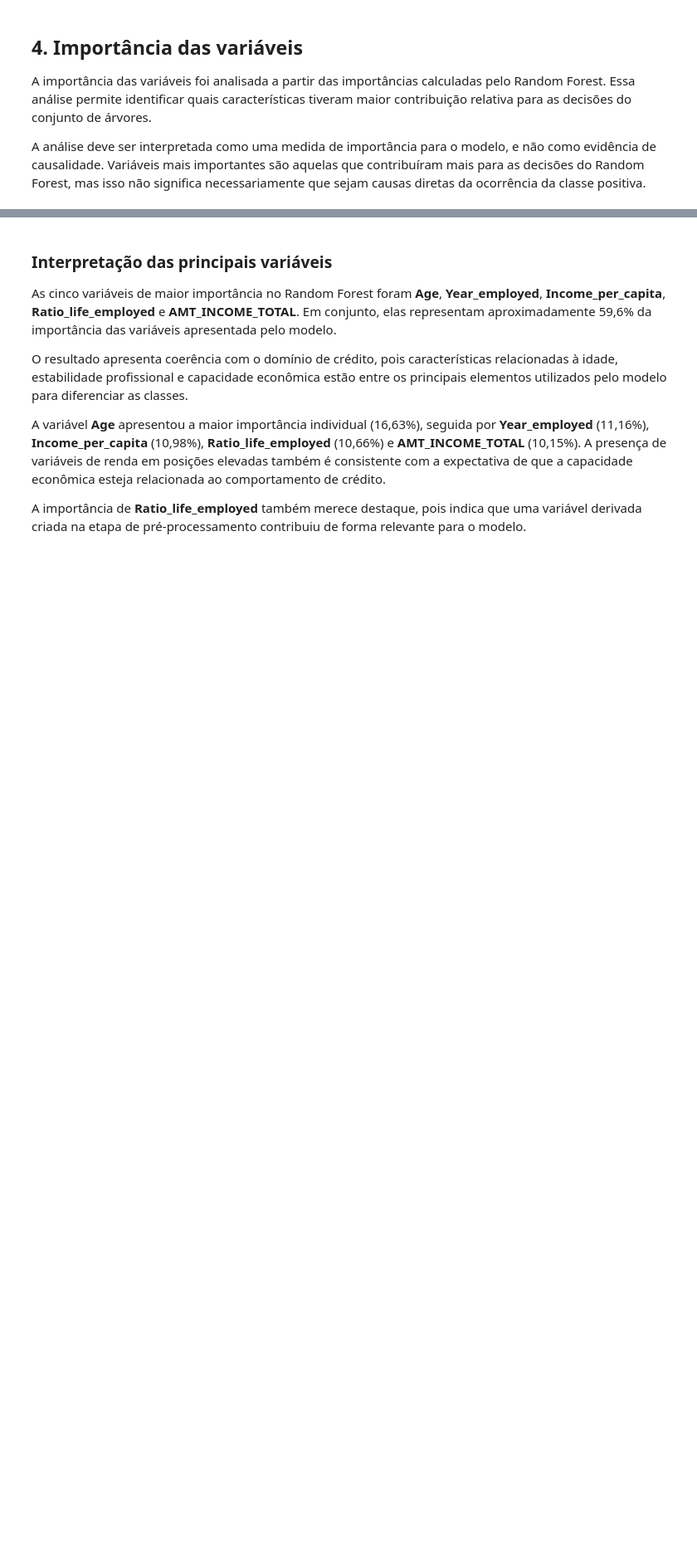
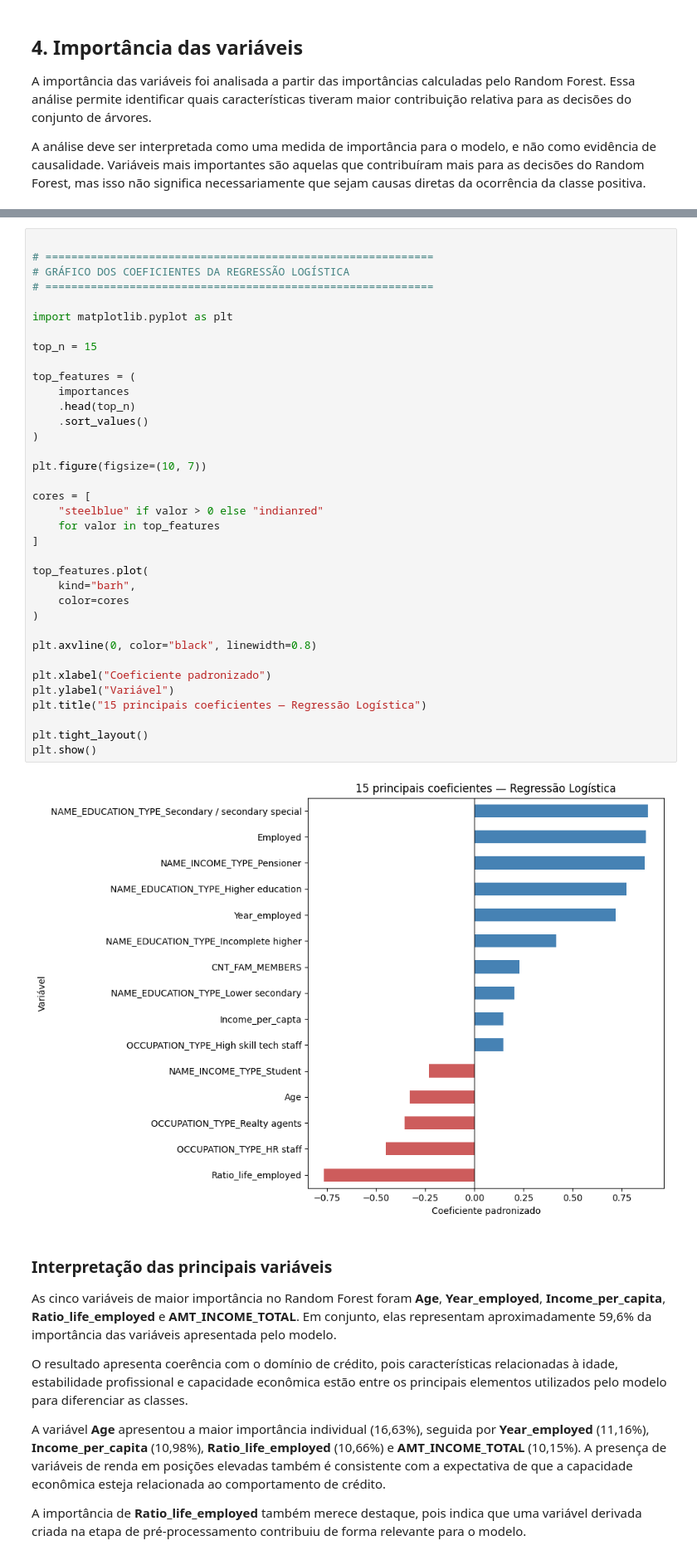
Before and after one commit to andrerochadeoliveira/postech-tech-challenge-fase2, a Jupyter notebook: notebooks/04_avaliacao.ipynb, the cells around one changed output, grey strips where cells are left out. Shown at 83% size. Drawn from its saved outputs; the diff is of its cells as text; blank space fills up the shorter version.

```diff
--- a/notebooks/04_avaliacao.ipynb
+++ b/notebooks/04_avaliacao.ipynb
@@ -408,3 +494,41 @@ plt.show()
+# %%
+
+# ============================================================
+# GRÁFICO DOS COEFICIENTES DA REGRESSÃO LOGÍSTICA
+# ============================================================
+
+import matplotlib.pyplot as plt
+
+top_n = 15
+
+top_features = (
+    importances
+    .head(top_n)
+    .sort_values()
+)
+
+plt.figure(figsize=(10, 7))
+
+cores = [
+    "steelblue" if valor > 0 else "indianred"
+    for valor in top_features
+]
+
+top_features.plot(
+    kind="barh",
+    color=cores
+)
+
+plt.axvline(0, color="black", linewidth=0.8)
+
+plt.xlabel("Coeficiente padronizado")
+plt.ylabel("Variável")
+plt.title("15 principais coeficientes — Regressão Logística")
+
+plt.tight_layout()
+plt.show()
+# %% [output]
+[figure, added]
 # %% [markdown]
 ### Interpretação das principais variáveis
 
```
Also changed, not shown: parts of 14 cells of this notebook.
